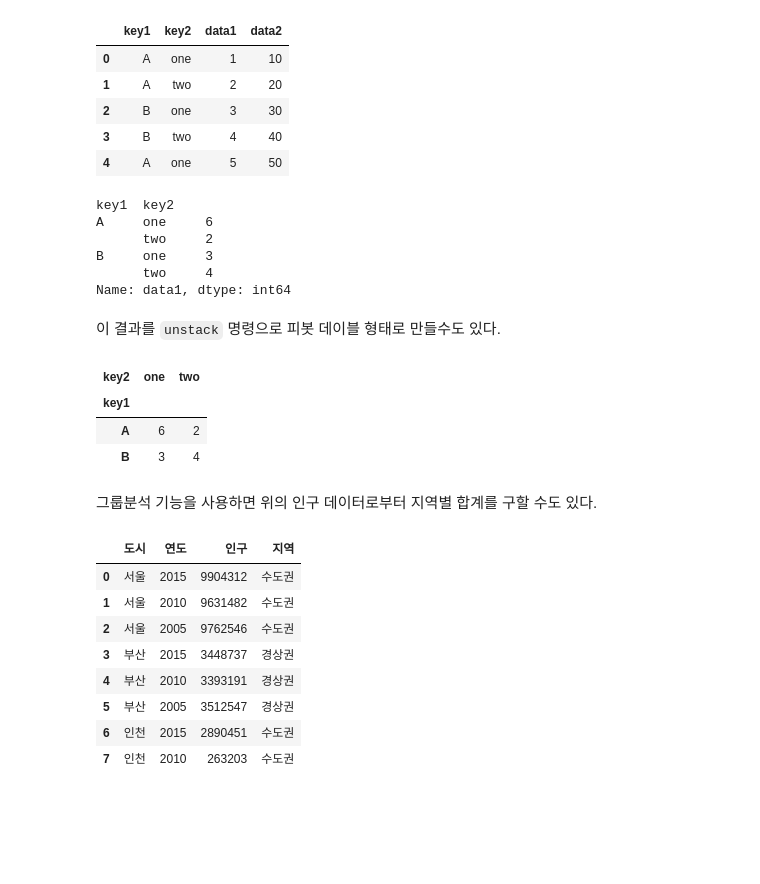
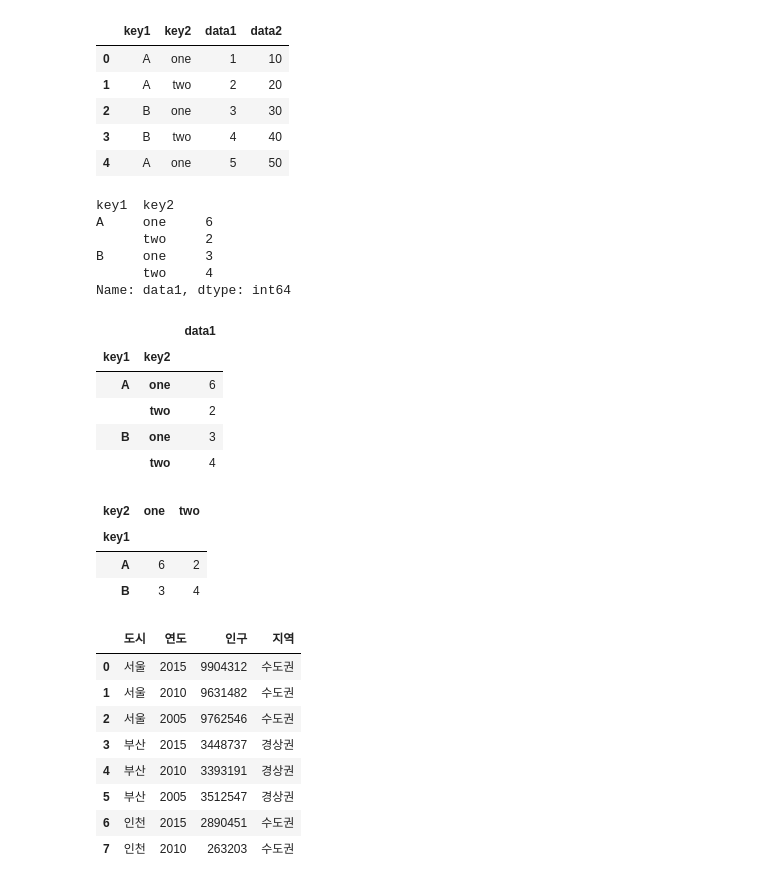
Before and after one commit to yamuzer/WASSUP3, a Jupyter notebook: 03_Data_Preprocessing/02_08_Pandas 피봇테이블과 그룹분석.ipynb, the cells around one changed output. Drawn from its saved outputs; the diff is of its cells as text; code cells hidden in the pictures; blank space fills up the shorter version.

```diff
--- a/03_Data_Preprocessing/02_08_Pandas 피봇테이블과 그룹분석.ipynb
+++ b/03_Data_Preprocessing/02_08_Pandas 피봇테이블과 그룹분석.ipynb
@@ -363,15 +406,24 @@ df2
 | 2 | B | one | 3 | 30 |
 | 3 | B | two | 4 | 40 |
 | 4 | A | one | 5 | 50 |
+# %%
+# 2) 이번에는 복합 키 (key1, key2) 값에 따른 data1의 합계를 구하자. 분석하고자 하는 키가 복수이면 리스트를 사용한다.
+df2.data1.groupby([df2.key1, df2.key2]).sum()
+# %% [output]
+key1  key2
+A     one     6
+      two     2
+B     one     3
+      two     4
+Name: data1, dtype: int64
 # %%
-df2.data1.groupby([df2.key1, df2.key2]).sum()
+# 데이터프레임으로 보고 싶어
+df2[['data1']].groupby([df2.key1, df2.key2]).sum()
 # %% [output]
-key1  key2
-A     one     6
-      two     2
-B     one     3
-      two     4
-Name: data1, dtype: int64
+|  |  | data1 |
+| key1 | key2 |  |
+| A | one | 6 |
+|  | two | 2 |
+| B | one | 3 |
+|  | two | 4 |
-# %% [markdown]
-이 결과를 `unstack` 명령으로 피봇 데이블 형태로 만들수도 있다.
 # %%
@@ -381,8 +434,6 @@ df2.data1.groupby([df2["key1"], df2["key2"]]).sum().unstack("key2")
 | key1 |  |  |
 | A | 6 | 2 |
 | B | 3 | 4 |
-# %% [markdown]
-그룹분석 기능을 사용하면 위의 인구 데이터로부터 지역별 합계를 구할 수도 있다.
 # %%
 df1
 # %% [output]
```
Also changed, not shown: parts of 23 cells of this notebook, 2 other files.
